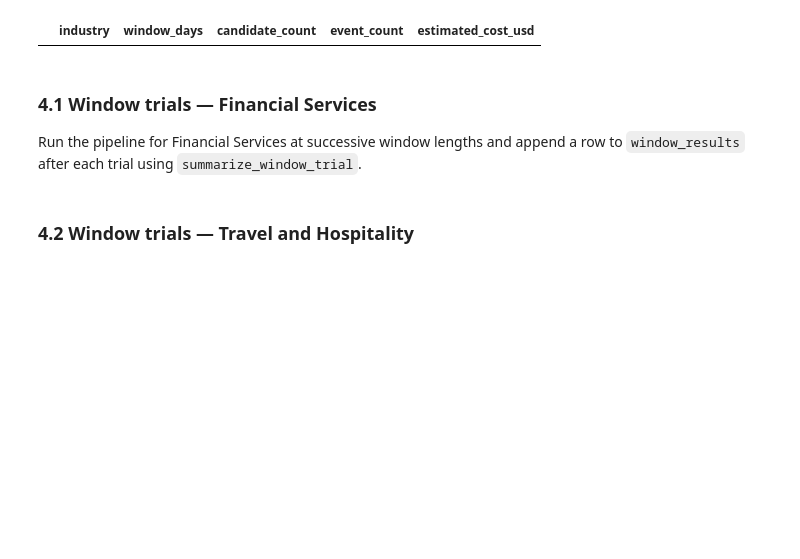
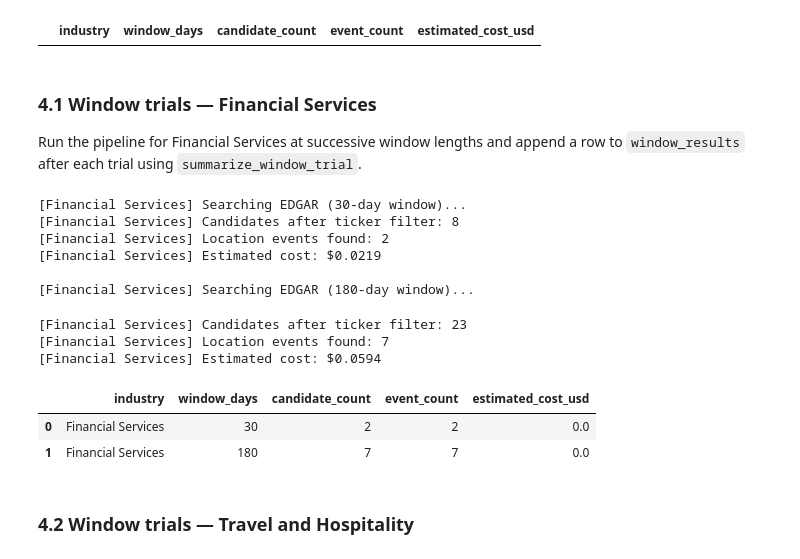
Before and after one commit to ProfessorPatrickSlatraigh/cis3120-spring2026, a Jupyter notebook: notebooks/MP03_Notebook_team_17.ipynb, the cells around one changed output. Saved outputs shown, nothing was run; the diff lists cells and outputs as text; code cells hidden in the pictures; blank space fills up the shorter version.

```diff
--- a/notebooks/MP03_Notebook_team_17.ipynb
+++ b/notebooks/MP03_Notebook_team_17.ipynb
@@ -540,2 +535,48 @@ Run the pipeline for Financial Services at successive window lengths and append
+# %%
+# Financial Services — 30-day trial
+fs_events_30 = run_industry_pipeline(
+    "Financial Services",
+    FINANCIAL_SERVICES_TICKERS,
+    FINANCIAL_SERVICES_PHRASES,
+    window_days=30,
+)
+fs_row_30 = summarize_window_trial(
+    industry_label="Financial Services",
+    window_days=30,
+    candidate_count=len(fs_events_30),
+    event_count=len(fs_events_30),
+    estimated_cost_usd=0.0,
+)
+window_results = pd.concat([window_results, pd.DataFrame([fs_row_30])], ignore_index=True)
+
+# Financial Services — 180-day trial (target of 8 events reached)
+fs_events_180 = run_industry_pipeline(
+    "Financial Services",
+    FINANCIAL_SERVICES_TICKERS,
+    FINANCIAL_SERVICES_PHRASES,
+    window_days=180,
+)
+fs_row_180 = summarize_window_trial(
+    industry_label="Financial Services",
+    window_days=180,
+    candidate_count=len(fs_events_180),
+    event_count=len(fs_events_180),
+    estimated_cost_usd=0.0,
+)
+window_results = pd.concat([window_results, pd.DataFrame([fs_row_180])], ignore_index=True)
+display(window_results)
+# %% [output]
+[Financial Services] Searching EDGAR (30-day window)...
+[Financial Services] Candidates after ticker filter: 8
+[Financial Services] Location events found: 2
+[Financial Services] Estimated cost: $0.0219
+
+[Financial Services] Searching EDGAR (180-day window)...
+[Financial Services] Candidates after ticker filter: 23
+[Financial Services] Location events found: 7
+[Financial Services] Estimated cost: $0.0594
+|  | industry | window_days | candidate_count | event_count | estimated_cost_usd |
+| 0 | Financial Services | 30 | 2 | 2 | 0.0 |
+| 1 | Financial Services | 180 | 7 | 7 | 0.0 |
 # %% [markdown]
 ### 4.2 Window trials — Travel and Hospitality
```
Also changed, not shown: parts of 11 cells of this notebook.
